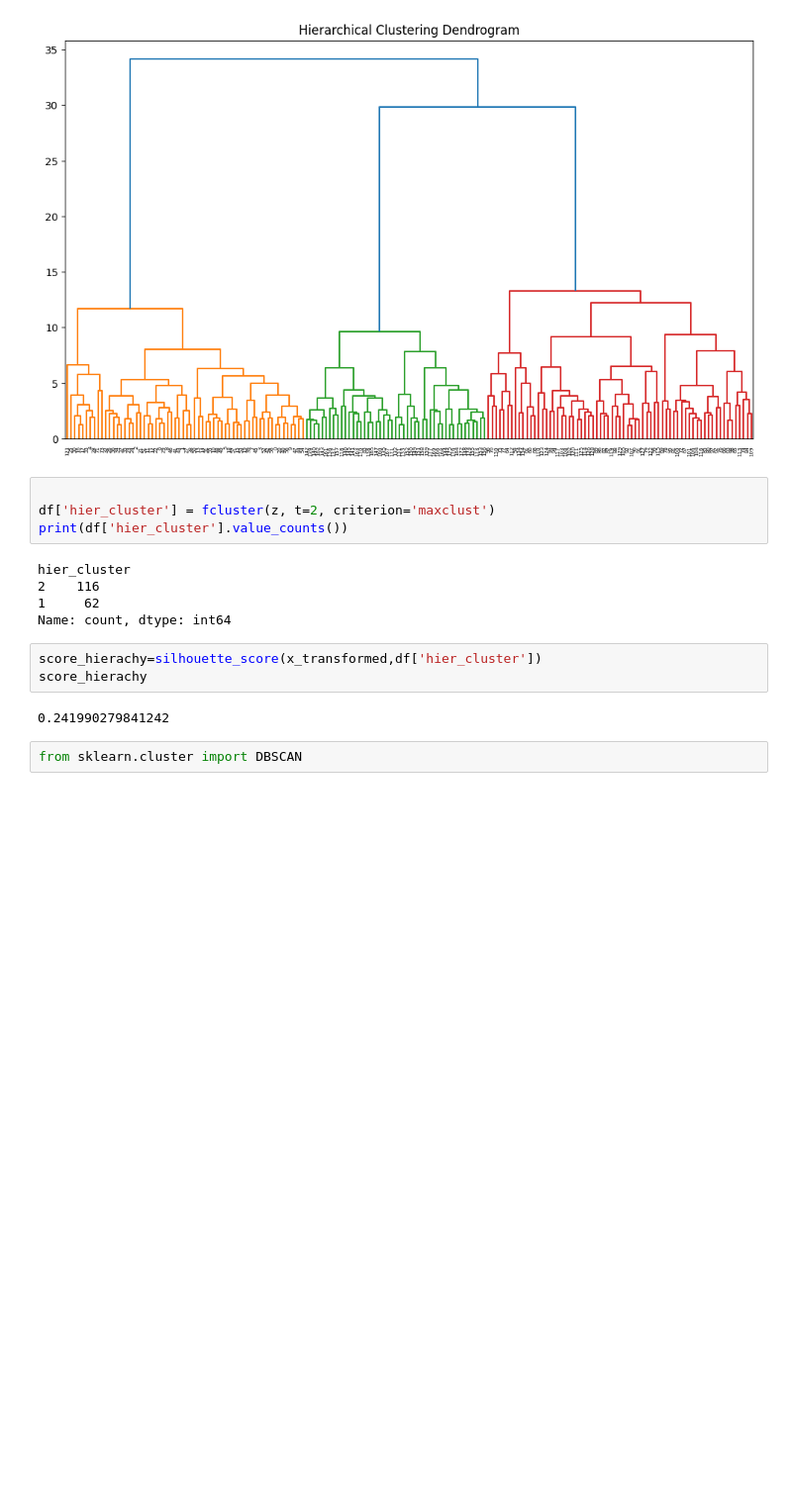
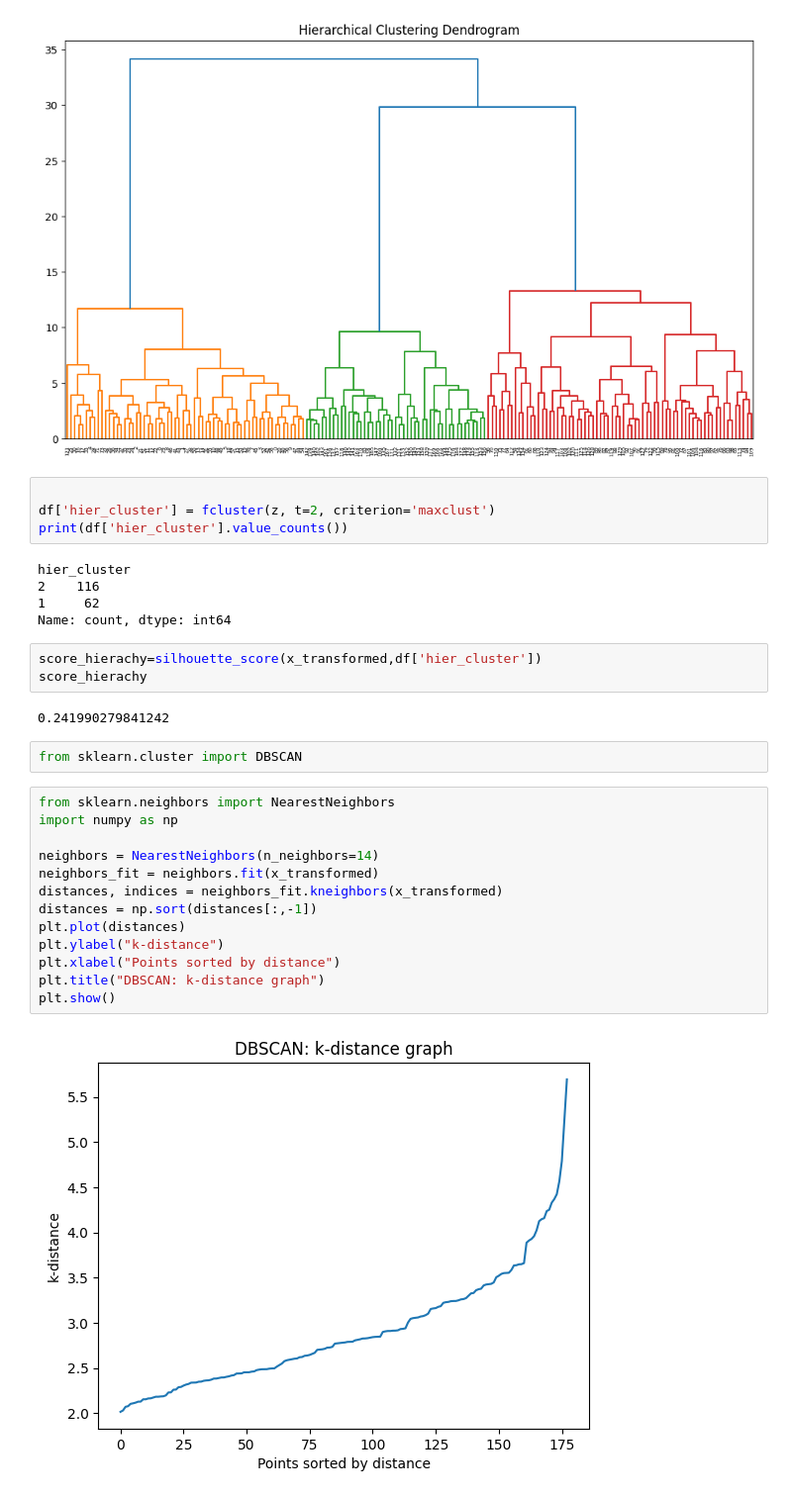
Before and after one commit to Dhineshsakthivel2007/CLUSTERING1, a Jupyter notebook: task.ipynb, the cells around one changed output. Shown: that part at 99% size. Drawn from its saved outputs; the diff is of its cells as text; blank space fills up the shorter version.

```diff
--- a/task.ipynb
+++ b/task.ipynb
@@ -190,3 +183,18 @@ score_hierachy
 0.241990279841242
 # %%
 from sklearn.cluster import DBSCAN
+# %%
+from sklearn.neighbors import NearestNeighbors
+import numpy as np
+
+neighbors = NearestNeighbors(n_neighbors=14)
+neighbors_fit = neighbors.fit(x_transformed)
+distances, indices = neighbors_fit.kneighbors(x_transformed)
+distances = np.sort(distances[:,-1])
+plt.plot(distances)
+plt.ylabel("k-distance")
+plt.xlabel("Points sorted by distance")
+plt.title("DBSCAN: k-distance graph")
+plt.show()
+# %% [output]
+[figure, added]
```
Also changed, not shown: parts of 5 cells of this notebook, 1 other file.
